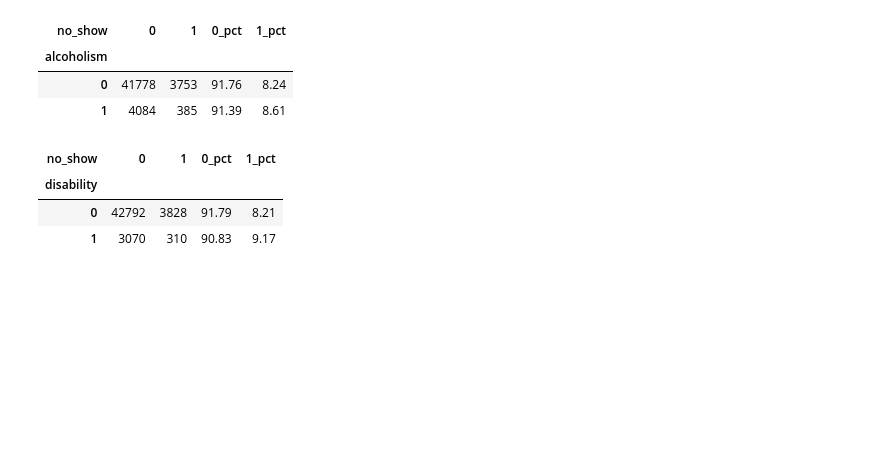
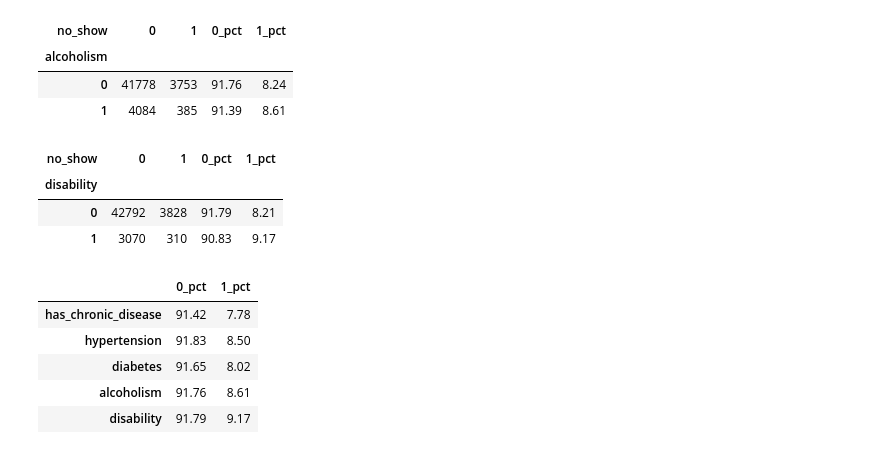
Before and after one commit to akashcstech/Health_Care_No_Show_Data_Analysis, a Jupyter notebook: Data_clean.ipynb, the cells around one changed output. Saved outputs shown, nothing was run; the diff lists cells and outputs as text; code cells hidden in the pictures; blank space fills up the shorter version.

```diff
--- a/Data_clean.ipynb
+++ b/Data_clean.ipynb
@@ -1938,0 +1957,9 @@ disns
+# %%
+medical_conditions
+# %% [output]
+|  | 0_pct | 1_pct |
+| has_chronic_disease | 91.42 | 7.78 |
+| hypertension | 91.83 | 8.50 |
+| diabetes | 91.65 | 8.02 |
+| alcoholism | 91.76 | 8.61 |
+| disability | 91.79 | 9.17 |
```
Also changed, not shown: parts of 2 cells of this notebook, 1 other file.
